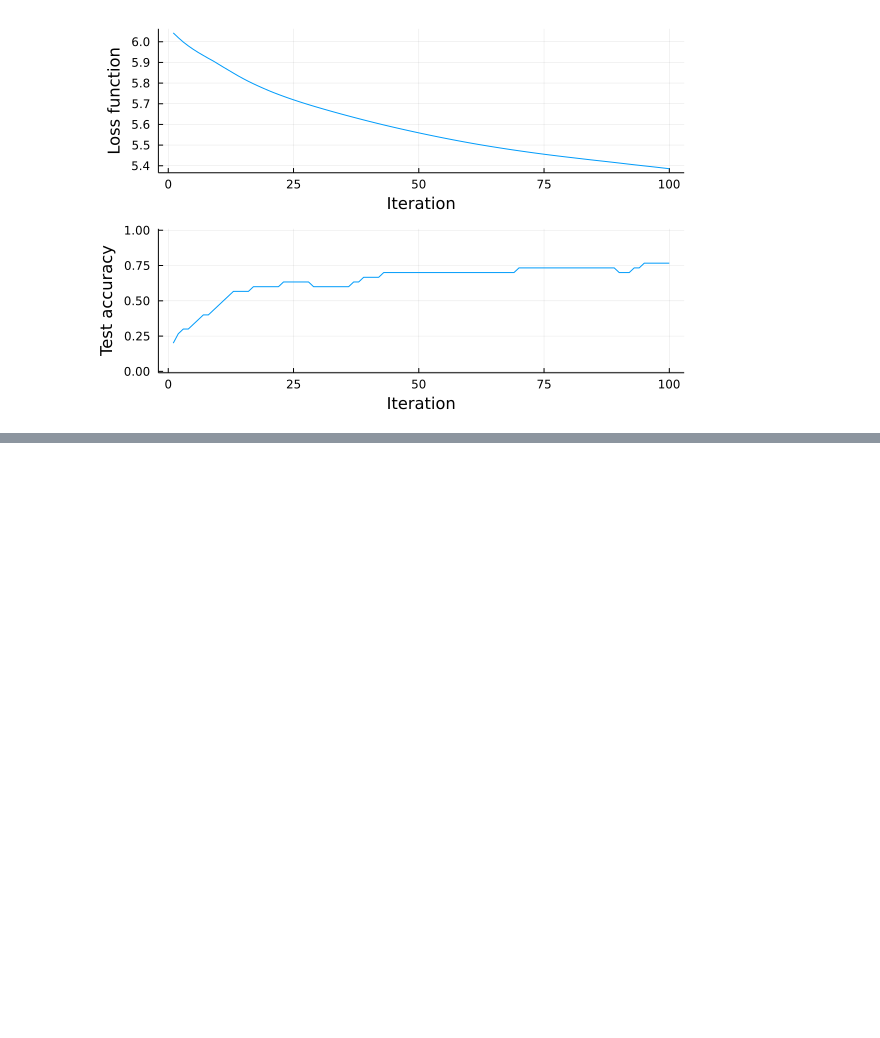
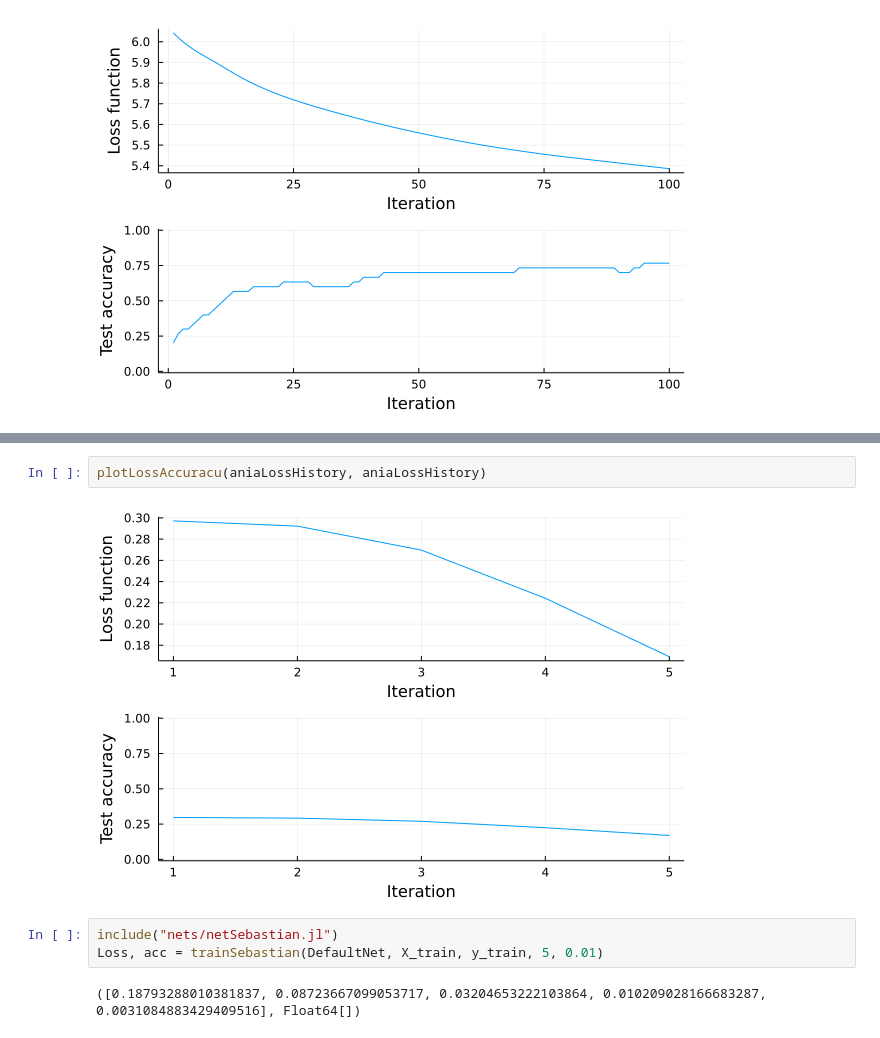
Before and after one commit to SebastianParzych/Custom-Julia-NN, a Jupyter notebook: main.ipynb, the cells around one changed output, grey strips where cells are left out. Cells and saved outputs as stored; diff of their text form; blank space fills up the shorter version.

Commit message:
Exctracterd sebastian net training

```diff
--- a/main.ipynb
+++ b/main.ipynb
@@ -29,0 +28,9 @@ ErrorException: type Array has no field layer
+# %%
+plotLossAccuracu(aniaLossHistory, aniaLossHistory)
+# %% [output]
+[figure, added]
+# %%
+include("nets/netSebastian.jl")
+Loss, acc = trainSebastian(DefaultNet, X_train, y_train, 5, 0.01)
+# %% [output]
+([0.18793288010381837, 0.08723667099053717, 0.03204653222103864, 0.010209028166683287, 0.0031084883429409516], Float64[])
```
Also changed, not shown: parts of 2 cells of this notebook, 7 other files.
